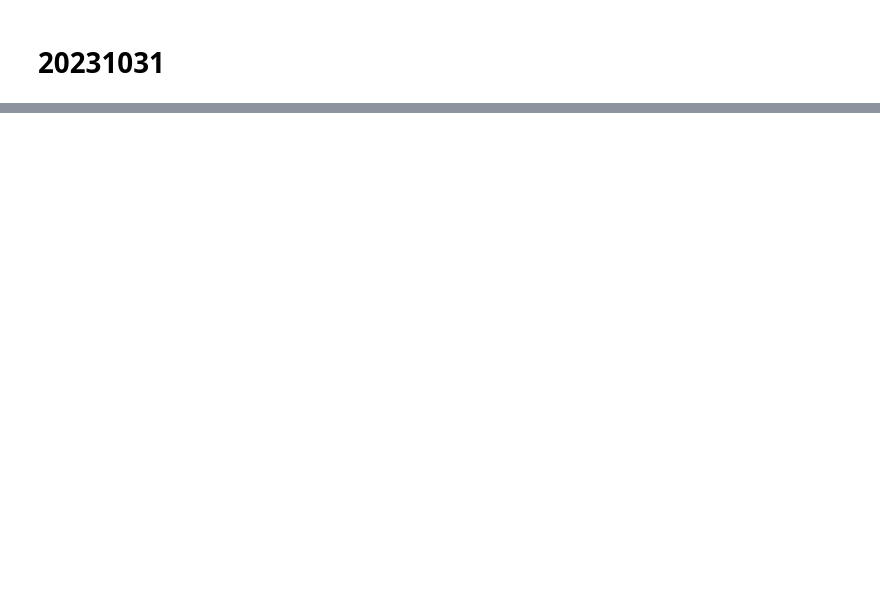
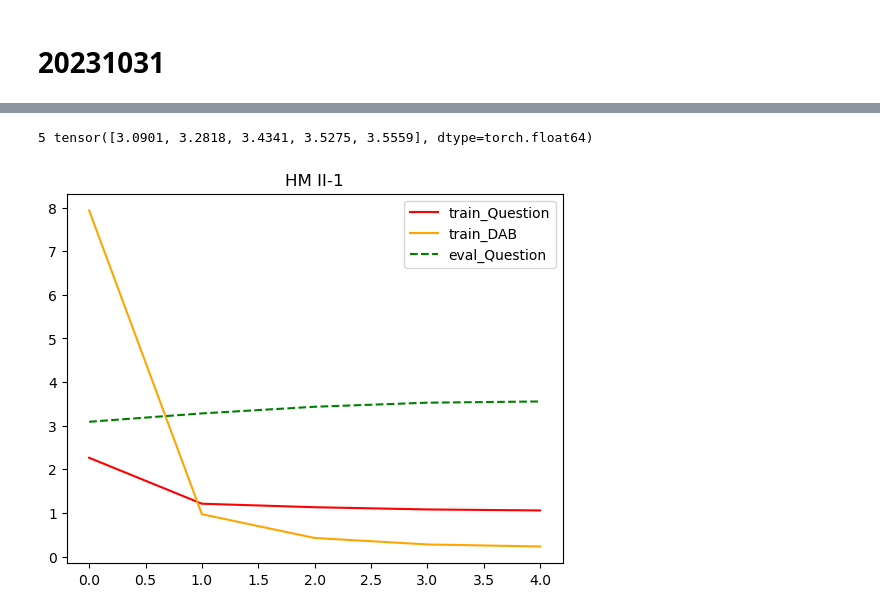
Before and after one commit to ZhangWan-byte/DVHL, a Jupyter notebook: evaluation.ipynb, the cells around one changed output, grey strips where cells are left out. Saved outputs shown, nothing was run; the diff lists cells and outputs as text; code cells hidden in the pictures; blank space fills up the shorter version.

```diff
--- a/evaluation.ipynb
+++ b/evaluation.ipynb
@@ -357,0 +388,5 @@ plt.show()
+# %%
+draw_curves_II(path="./results/231031212002/", phase="II-1")
+# %% [output]
+5 tensor([3.0901, 3.2818, 3.4341, 3.5275, 3.5559], dtype=torch.float64)
+[figure, added]
```
Also changed, not shown: parts of 9 cells of this notebook, 1 other file.
